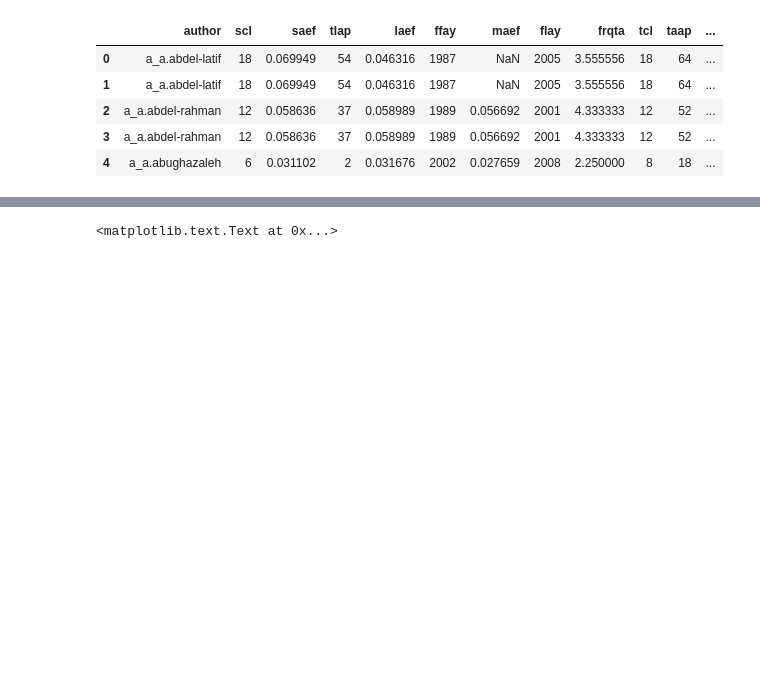
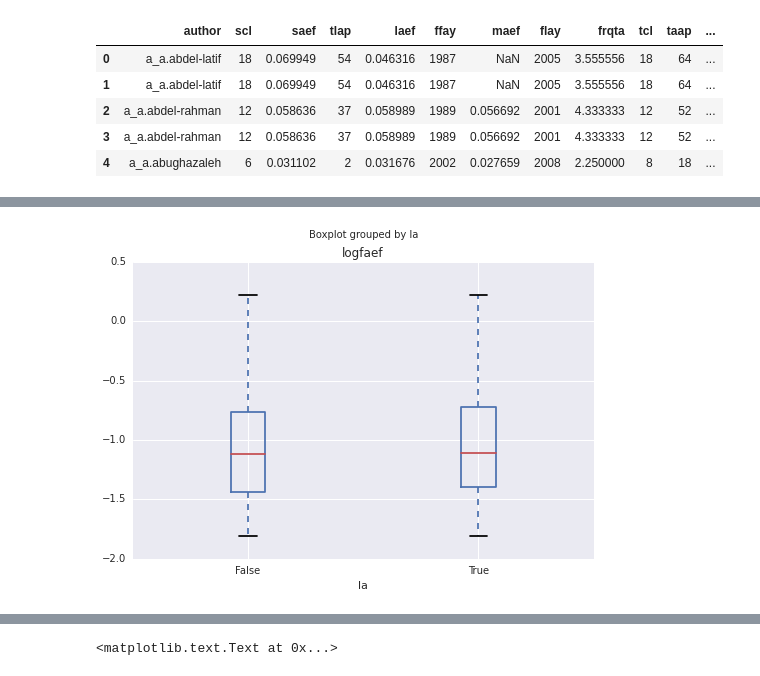
Before and after one commit to shinwachi/cs109_firstOrPerish, a Jupyter notebook: final_processbook/process_book.ipynb, the cells around one changed output, grey strips where cells are left out. Cells and saved outputs as stored; diff of their text form; code cells hidden in the pictures; blank space fills up the shorter version.

```diff
--- a/final_processbook/process_book.ipynb
+++ b/final_processbook/process_book.ipynb
@@ -50,0 +74,5 @@ data.head()
+# %%
+# First author quality doesn't matter
+ax = d.boxplot(column='logfaef', by='la')
+# %% [output]
+[figure, added]
```
Also changed, not shown: parts of 15 cells of this notebook.
